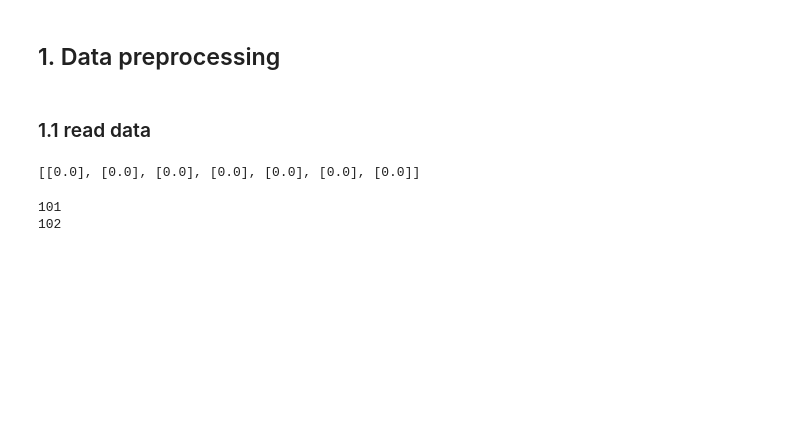
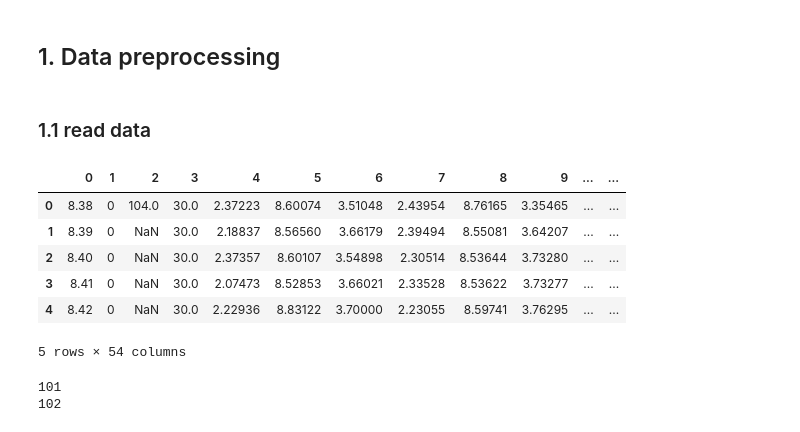
Before and after one commit to nnnnmj/AttnSense-pytorch, a Jupyter notebook: AttnSense.ipynb, the cells around one changed output. Cells and saved outputs as stored; diff of their text form; code cells hidden in the pictures; blank space fills up the shorter version.

Commit message:
data

```diff
--- a/AttnSense.ipynb
+++ b/AttnSense.ipynb
@@ -53,8 +55,3 @@ path = './'
 ## 1. Data preprocessing
 # %% [markdown]
 ### 1.1 read data
-# %%
-defaultVal = [[0.] for idx in range(2*3 + 1)]
-print(defaultVal)
-# %% [output]
-[[0.0], [0.0], [0.0], [0.0], [0.0], [0.0], [0.0]]
@@ -61,3 +60,14 @@ print(defaultVal)
+# %%
+data = pd.read_csv('/Users/momo/Documents/dataset/pamap2+physical+activity+monitoring/Protocol/subject101.dat', sep=' ', header=None)
+data.head()
+# %% [output]
+|  | 0 | 1 | 2 | 3 | 4 | 5 | 6 | 7 | 8 | 9 | ... | ... |
+| 0 | 8.38 | 0 | 104.0 | 30.0 | 2.37223 | 8.60074 | 3.51048 | 2.43954 | 8.76165 | 3.35465 | ... | ... |
+| 1 | 8.39 | 0 | NaN | 30.0 | 2.18837 | 8.56560 | 3.66179 | 2.39494 | 8.55081 | 3.64207 | ... | ... |
+| 2 | 8.40 | 0 | NaN | 30.0 | 2.37357 | 8.60107 | 3.54898 | 2.30514 | 8.53644 | 3.73280 | ... | ... |
+| 3 | 8.41 | 0 | NaN | 30.0 | 2.07473 | 8.52853 | 3.66021 | 2.33528 | 8.53622 | 3.73277 | ... | ... |
+| 4 | 8.42 | 0 | NaN | 30.0 | 2.22936 | 8.83122 | 3.70000 | 2.23055 | 8.59741 | 3.76295 | ... | ... |
+5 rows × 54 columns
 # %%
 # get the data of the subject and returns df with the relevant information
 def prep_data(path, subject):
```
Also changed, not shown: parts of 9 cells of this notebook.
